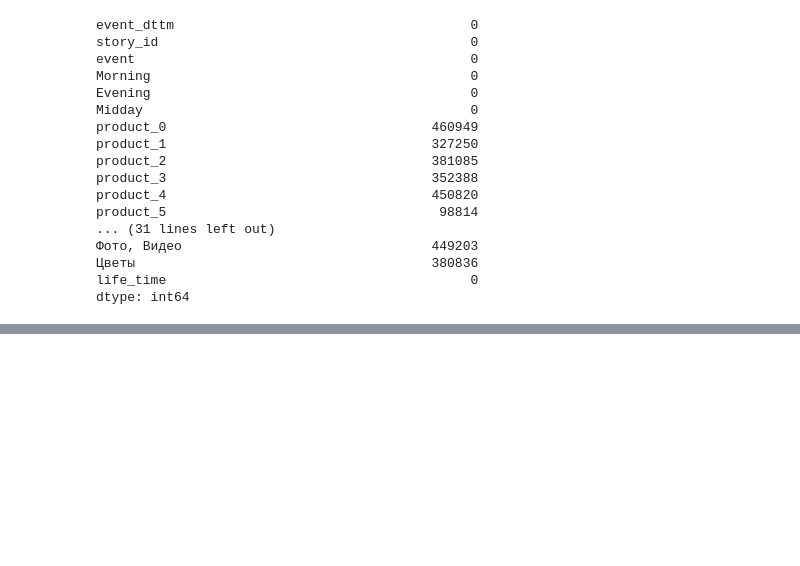
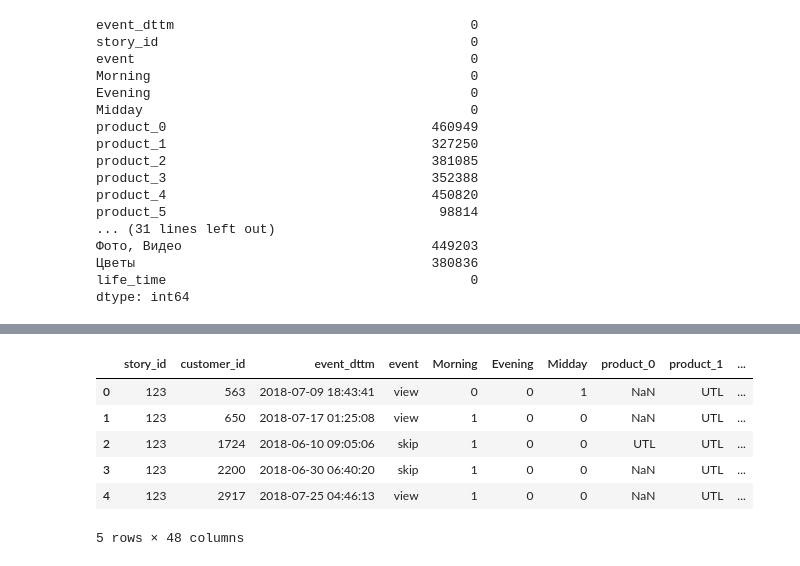
Before and after one commit to karmazyak/Tinkoff_McKinsey, a Jupyter notebook: Preprocessing.ipynb, the cells around one changed output, grey strips where cells are left out. Saved outputs shown, nothing was run; the diff lists cells and outputs as text; code cells hidden in the pictures; blank space fills up the shorter version.

```diff
--- a/Preprocessing.ipynb
+++ b/Preprocessing.ipynb
@@ -330,0 +557,13 @@ best = fmin(fn = objective, space = space, algo = tpe.suggest,
+# %%
+reaction.reset_index(inplace=True)
+reaction_te.reset_index(inplace=True)
+# %%
+reaction.head()
+# %% [output]
+|  | story_id | customer_id | event_dttm | event | Morning | Evening | Midday | product_0 | product_1 | ... |
+| 0 | 123 | 563 | 2018-07-09 18:43:41 | view | 0 | 0 | 1 | NaN | UTL | ... |
+| 1 | 123 | 650 | 2018-07-17 01:25:08 | view | 1 | 0 | 0 | NaN | UTL | ... |
+| 2 | 123 | 1724 | 2018-06-10 09:05:06 | skip | 1 | 0 | 0 | UTL | UTL | ... |
+| 3 | 123 | 2200 | 2018-06-30 06:40:20 | skip | 1 | 0 | 0 | NaN | UTL | ... |
+| 4 | 123 | 2917 | 2018-07-25 04:46:13 | view | 1 | 0 | 0 | NaN | UTL | ... |
+5 rows × 48 columns
```
Also changed, not shown: parts of 57 cells of this notebook, 16 other files.
